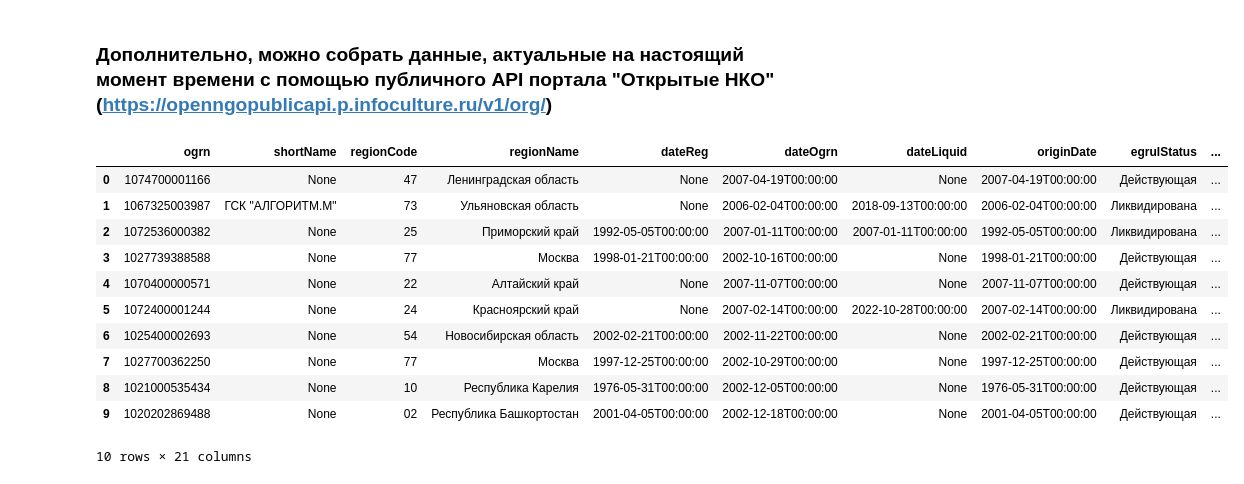
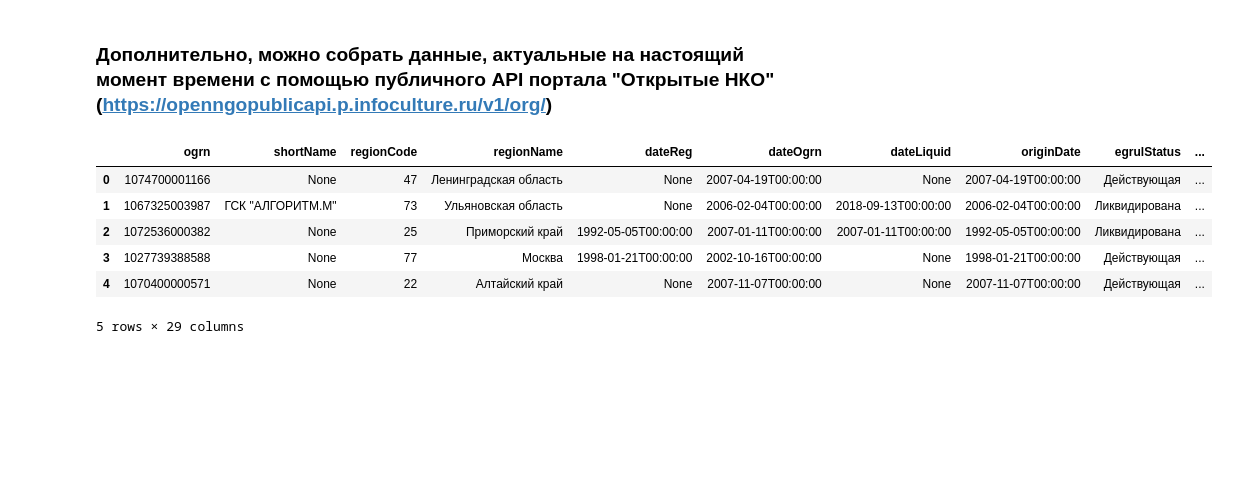
Before and after one commit to NadezdaNN/Money_for_NCO, a Jupyter notebook: Part1.ipynb, the cells around one changed output. Drawn from its saved outputs; the diff is of its cells as text; code cells hidden in the pictures; blank space fills up the shorter version.

```diff
--- a/Part1.ipynb
+++ b/Part1.ipynb
@@ -189,6 +189,7 @@ minjustForm, minjustStatus = [], []
 opf_name, opf_code, opf_version = [], [], []
 mainOkved_name, mainOkved_code = [], []
 sumGrants, sumFedSubsidies, sumContracts = [], [], []
+SM_youtube, SM_vk, SM_facebook, SM_twitter, SM_instagram, SM_ok = [], [], [], [], [], []
 addOkved_name, addOkved_code = [], []
 
 df = pd.DataFrame()
@@ -217,9 +218,17 @@ while True:
             opf_version.append(response['items'][j]['opf']['version'])
             mainOkved_name.append(response['items'][j]['mainOkved']['name'])
             mainOkved_code.append(response['items'][j]['mainOkved']['code'])
-            sumGrants.append(response['items'][j]['incomeDetail'])
-            sumFedSubsidies.append(response['items'][j]['incomeDetail'])
-            sumContracts.append(response['items'][j]['incomeDetail'])
+            sumGrants.append(response['items'][j]['incomeDetail']['grants']['totalSum'])
+            sumFedSubsidies.append(response['items'][j]['incomeDetail']['fedSubsidies']['totalSum'])
+            sumContracts.append(response['items'][j]['incomeDetail']['contracts44']['totalSum']+response['items'][j]['incomeDetail']['contracts223'][ 'totalSum']+response['items'][j]['incomeDetail']['contracts94'][ 'totalSum'])
+            SM_youtube.append(response['items'][j]['socialMedia']['youtube'])
+            SM_vk.append(response['items'][j]['socialMedia']['vk'])
+            SM_facebook.append(response['items'][j]['socialMedia']['facebook'])
+            SM_twitter.append(response['items'][j]['socialMedia']['twitter'])
+            SM_instagram.append(response['items'][j]['socialMedia']['instagram'])
+            SM_ok.append(response['items'][j]['socialMedia']['ok'])
+            addOkved_name.append(response['items'][j]['addOkved'])
+            addOkved_code.append(response['items'][j]['addOkved'])
 
         i += 1
     except Exception as e:
@@ -228,21 +237,17 @@ while True:
 # %%
 data = {'ogrn': ogrn, 'shortName': shortName, 'regionCode': regionCode, 'regionName': regionName, 'dateReg': dateReg, 'dateOgrn': dateOgrn, 'dateLiquid': dateLiquid,
             'originDate': originDate, 'egrulStatus': egrulStatus, 'incomeTotal': incomeTotal, 'hasRegionalSupport': hasRegionalSupport, 'minjustForm': minjustForm,
             'minjustStatus': minjustStatus, 'opf_name': opf_name, 'opf_code': opf_code, 'opf_version': opf_version, 'mainOkved_name': mainOkved_name, 'mainOkved_code': mainOkved_code,
-            'sumGrants': sumGrants, 'sumFedSubsidies': sumFedSubsidies, 'sumContracts': sumContracts}
+            'sumGrants': sumGrants, 'sumFedSubsidies': sumFedSubsidies, 'sumContracts': sumContracts, 'SM_youtube': SM_youtube, 'SM_vk': SM_vk, 'SM_facebook': SM_facebook, 'SM_twitter': SM_twitter,
+            'SM_instagram': SM_instagram, 'SM_ok': SM_ok, 'addOkved_name': addOkved_name, 'addOkved_code': addOkved_code}
 df = pd.DataFrame(data)
 
-display(df.head(10))
+display(df.head())
 # %% [output]
 |  | ogrn | shortName | regionCode | regionName | dateReg | dateOgrn | dateLiquid | originDate | egrulStatus | ... |
 | 0 | 1074700001166 | None | 47 | Ленинградская область | None | 2007-04-19T00:00:00 | None | 2007-04-19T00:00:00 | Действующая | ... |
 | 1 | 1067325003987 | ГСК "АЛГОРИТМ.М" | 73 | Ульяновская область | None | 2006-02-04T00:00:00 | 2018-09-13T00:00:00 | 2006-02-04T00:00:00 | Ликвидирована | ... |
 | 2 | 1072536000382 | None | 25 | Приморский край | 1992-05-05T00:00:00 | 2007-01-11T00:00:00 | 2007-01-11T00:00:00 | 1992-05-05T00:00:00 | Ликвидирована | ... |
 | 3 | 1027739388588 | None | 77 | Москва | 1998-01-21T00:00:00 | 2002-10-16T00:00:00 | None | 1998-01-21T00:00:00 | Действующая | ... |
 | 4 | 1070400000571 | None | 22 | Алтайский край | None | 2007-11-07T00:00:00 | None | 2007-11-07T00:00:00 | Действующая | ... |
-| 5 | 1072400001244 | None | 24 | Красноярский край | None | 2007-02-14T00:00:00 | 2022-10-28T00:00:00 | 2007-02-14T00:00:00 | Ликвидирована | ... |
-| 6 | 1025400002693 | None | 54 | Новосибирская область | 2002-02-21T00:00:00 | 2002-11-22T00:00:00 | None | 2002-02-21T00:00:00 | Действующая | ... |
-| 7 | 1027700362250 | None | 77 | Москва | 1997-12-25T00:00:00 | 2002-10-29T00:00:00 | None | 1997-12-25T00:00:00 | Действующая | ... |
-| 8 | 1021000535434 | None | 10 | Республика Карелия | 1976-05-31T00:00:00 | 2002-12-05T00:00:00 | None | 1976-05-31T00:00:00 | Действующая | ... |
-| 9 | 1020202869488 | None | 02 | Республика Башкортостан | 2001-04-05T00:00:00 | 2002-12-18T00:00:00 | None | 2001-04-05T00:00:00 | Действующая | ... |
-10 rows × 21 columns
+5 rows × 29 columns
```
Also changed, not shown: parts of 2 cells of this notebook.
